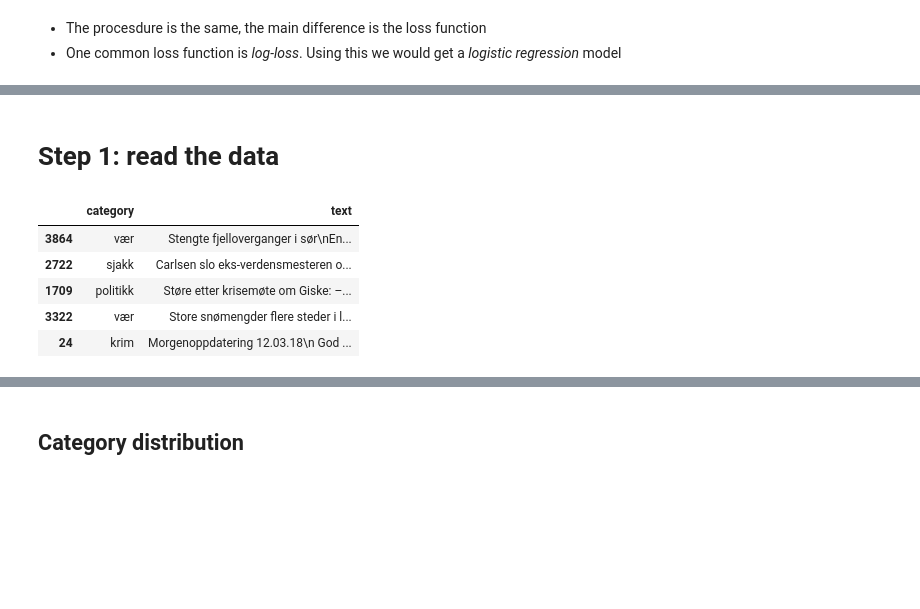
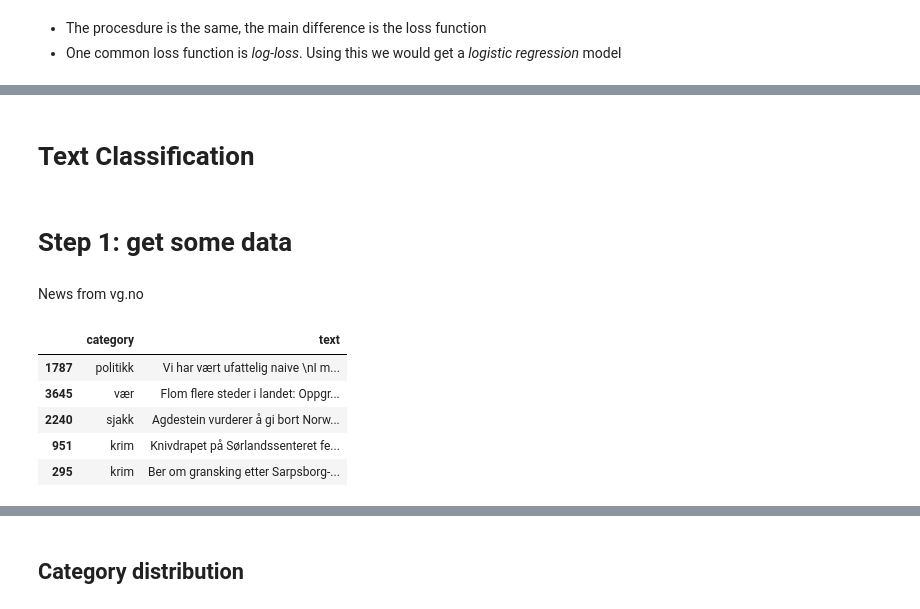
Before and after one commit to peterts/osloturen-2019, a Jupyter notebook: Build Model.ipynb, the cells around one changed output, grey strips where cells are left out. Drawn from its saved outputs; the diff is of its cells as text; code cells hidden in the pictures; blank space fills up the shorter version.

```diff
--- a/Build Model.ipynb
+++ b/Build Model.ipynb
@@ -29,8 +14,8 @@ from sklearn.model_selection import train_test_split, cross_validate
 def read_articles_as_df(root):
     root = Path(root)
     articles = []
-    for p in data_dir.rglob("*.txt"):
-        rel_path = p.relative_to(data_dir)
+    for p in root.rglob("*.txt"):
+        rel_path = p.relative_to(root)
         tag = rel_path.parts[0]
         with open(p, encoding="utf8") as f:
             articles.append({"category": tag, "text": f.read()})
@@ -96,16 +87,23 @@ Intuitively this makes sense:
 - One common loss function is *log-loss*. Using this we would get a *logistic regression* model
 # %% [markdown]
 <center><img src="images/logreg.gif" style="width: 800px;"></center>
+# %% [markdown]
+# Text Classification
 # %% [markdown]
-# Step 1: read the data
+# Step 1: get some data
+# %% [markdown]
+News from vg.no
 # %%
 df = read_articles_as_df("data/vg_nyheter")
+# %%
+df.text = df.text.str.replace("Her kan du lese mer om$", "", regex=True)
 # %%
-df.sample(frac=1).head()
+sample = df.sample(frac=1)
+sample.head()
 # %% [output]
 |  | category | text |
-| 3864 | vær | Stengte fjelloverganger i sør\nEn... |
-| 2722 | sjakk | Carlsen slo eks-verdensmesteren o... |
-| 1709 | politikk | Støre etter krisemøte om Giske: –... |
-| 3322 | vær | Store snømengder flere steder i l... |
-| 24 | krim | Morgenoppdatering 12.03.18\n God ... |
+| 1787 | politikk | Vi har vært ufattelig naive \nI m... |
+| 3645 | vær | Flom flere steder i landet: Oppgr... |
+| 2240 | sjakk | Agdestein vurderer å gi bort Norw... |
+| 951 | krim | Knivdrapet på Sørlandssenteret fe... |
+| 295 | krim | Ber om gransking etter Sarpsborg-... |
```
Also changed, not shown: parts of 32 cells of this notebook, 2 other files.
